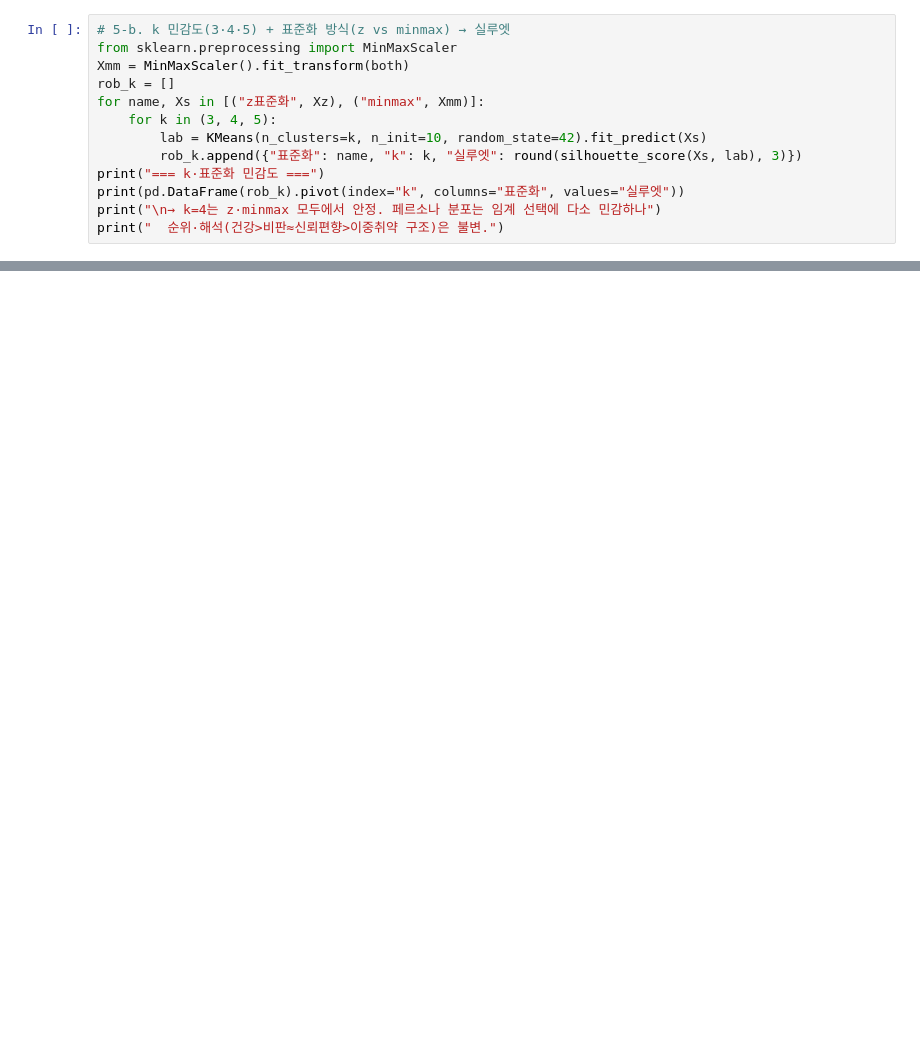
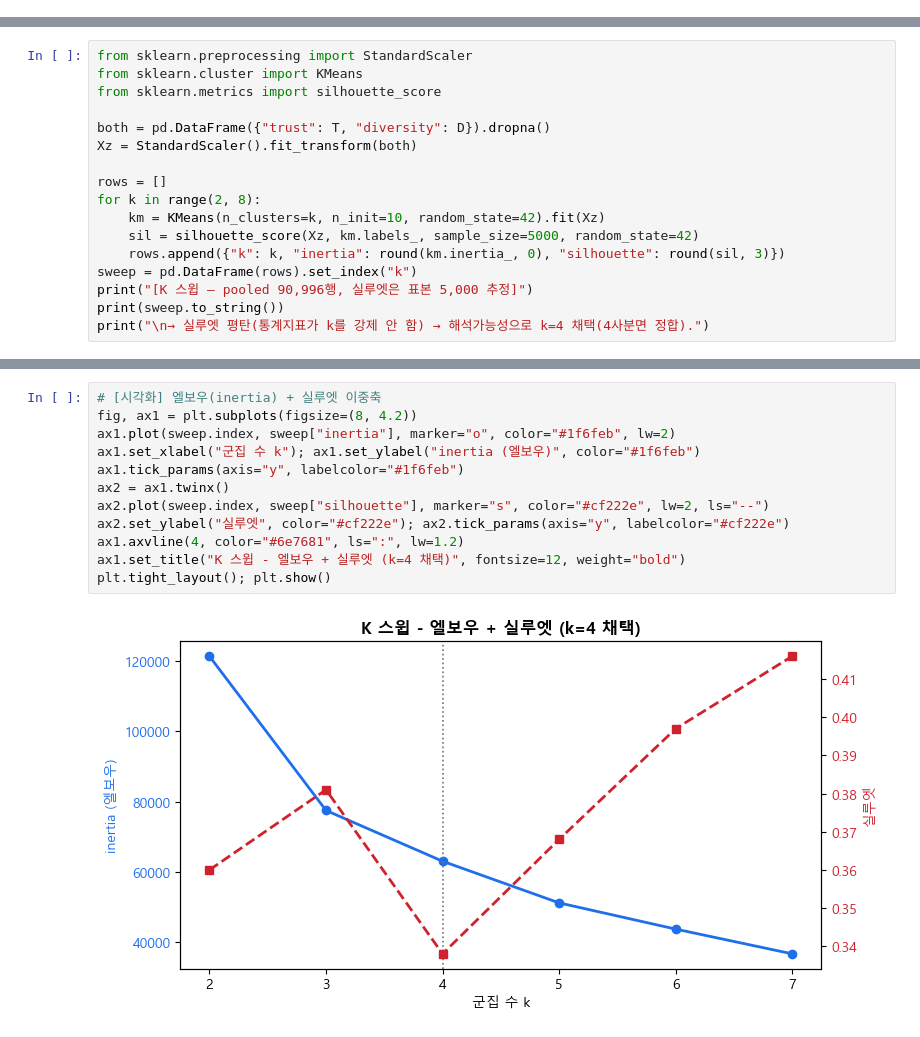
Before and after one commit to Dacon-Organization/Media-Statistics-Analysis-and-Utilization-Competition, a Jupyter notebook: notebooks/04-personas-kmeans.ipynb, the cells around one changed output, grey strips where cells are left out. Cells and saved outputs as stored; diff of their text form; blank space fills up the shorter version.

```diff
--- a/notebooks/04-personas-kmeans.ipynb
+++ b/notebooks/04-personas-kmeans.ipynb
@@ -287,13 +0,0 @@ std   13.70  10.29
-# %%
-# 5-b. k 민감도(3·4·5) + 표준화 방식(z vs minmax) → 실루엣
-from sklearn.preprocessing import MinMaxScaler
-Xmm = MinMaxScaler().fit_transform(both)
-rob_k = []
-for name, Xs in [("z표준화", Xz), ("minmax", Xmm)]:
-    for k in (3, 4, 5):
-        lab = KMeans(n_clusters=k, n_init=10, random_state=42).fit_predict(Xs)
-        rob_k.append({"표준화": name, "k": k, "실루엣": round(silhouette_score(Xs, lab), 3)})
-print("=== k·표준화 민감도 ===")
-print(pd.DataFrame(rob_k).pivot(index="k", columns="표준화", values="실루엣"))
-print("\n→ k=4는 z·minmax 모두에서 안정. 페르소나 분포는 임계 선택에 다소 민감하나")
-print("  순위·해석(건강>비판≈신뢰편향>이중취약 구조)은 불변.")
@@ -349,0 +123,17 @@ print("\n[근거 보존] K-means 검증: ARI", round(ari, 3), "/ 라벨 일치",
+# %%
+from sklearn.preprocessing import StandardScaler
+from sklearn.cluster import KMeans
+from sklearn.metrics import silhouette_score
+
+both = pd.DataFrame({"trust": T, "diversity": D}).dropna()
+Xz = StandardScaler().fit_transform(both)
+
+rows = []
+for k in range(2, 8):
+    km = KMeans(n_clusters=k, n_init=10, random_state=42).fit(Xz)
+    sil = silhouette_score(Xz, km.labels_, sample_size=5000, random_state=42)
+    rows.append({"k": k, "inertia": round(km.inertia_, 0), "silhouette": round(sil, 3)})
+sweep = pd.DataFrame(rows).set_index("k")
+print("[K 스윕 — pooled 90,996행, 실루엣은 표본 5,000 추정]")
+print(sweep.to_string())
+print("\n→ 실루엣 평탄(통계지표가 k를 강제 안 함) → 해석가능성으로 k=4 채택(4사분면 정합).")
@@ -349,0 +152,14 @@ print("\n[근거 보존] K-means 검증: ARI", round(ari, 3), "/ 라벨 일치",
+# %%
+# [시각화] 엘보우(inertia) + 실루엣 이중축
+fig, ax1 = plt.subplots(figsize=(8, 4.2))
+ax1.plot(sweep.index, sweep["inertia"], marker="o", color="#1f6feb", lw=2)
+ax1.set_xlabel("군집 수 k"); ax1.set_ylabel("inertia (엘보우)", color="#1f6feb")
+ax1.tick_params(axis="y", labelcolor="#1f6feb")
+ax2 = ax1.twinx()
+ax2.plot(sweep.index, sweep["silhouette"], marker="s", color="#cf222e", lw=2, ls="--")
+ax2.set_ylabel("실루엣", color="#cf222e"); ax2.tick_params(axis="y", labelcolor="#cf222e")
+ax1.axvline(4, color="#6e7681", ls=":", lw=1.2)
+ax1.set_title("K 스윕 - 엘보우 + 실루엣 (k=4 채택)", fontsize=12, weight="bold")
+plt.tight_layout(); plt.show()
+# %% [output]
+[figure, added]
```
Also changed, not shown: parts of 43 cells of this notebook, 2 other files.
